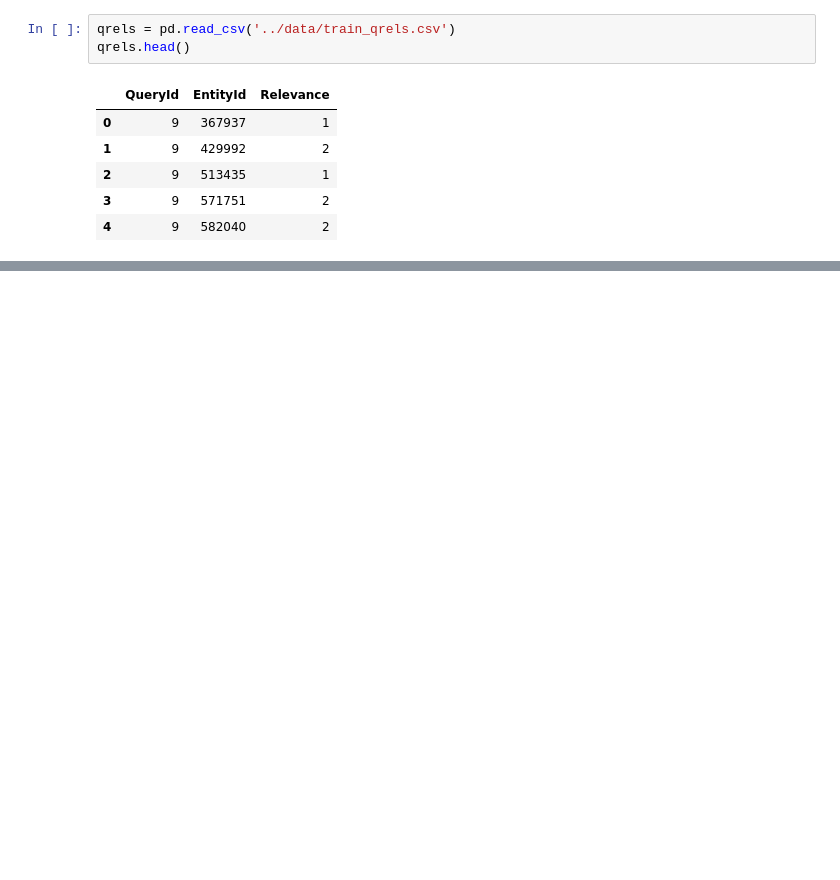
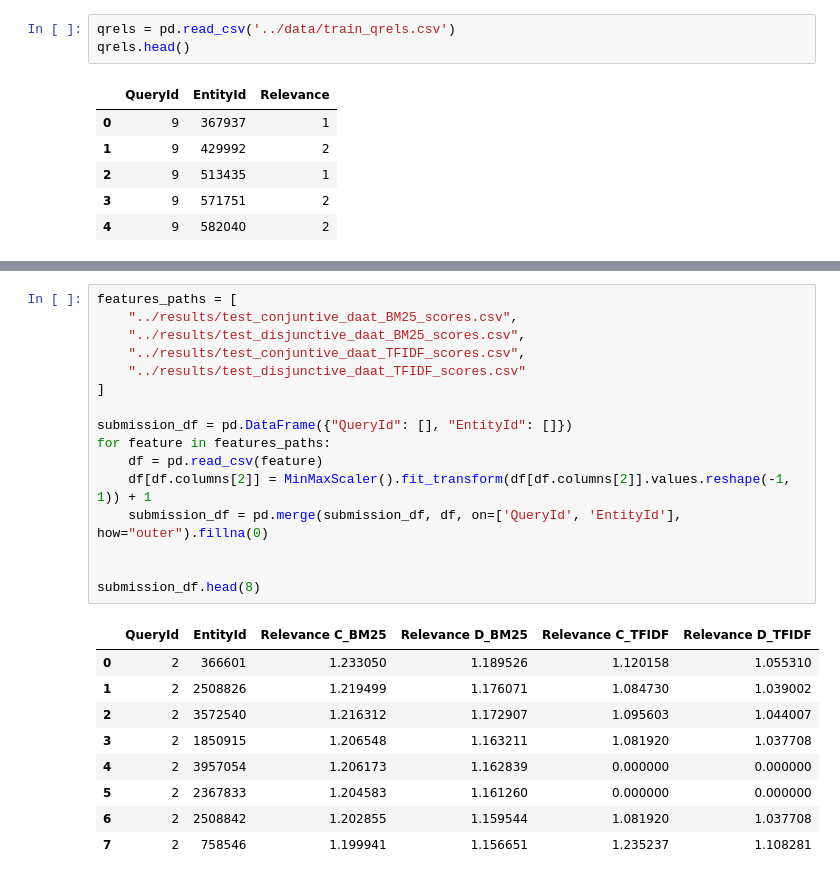
Before and after one commit to RitaRez/ir_research_challenge, a Jupyter notebook: learning_to_rank/ltr.ipynb, the cells around one changed output, grey strips where cells are left out. Saved outputs shown, nothing was run; the diff lists cells and outputs as text; blank space fills up the shorter version.

```diff
--- a/learning_to_rank/ltr.ipynb
+++ b/learning_to_rank/ltr.ipynb
@@ -105,0 +232,26 @@ X_test.sort_values("predicted_ranking", ascending=False)
+# %%
+features_paths = [
+    "../results/test_conjuntive_daat_BM25_scores.csv",
+    "../results/test_disjunctive_daat_BM25_scores.csv",
+    "../results/test_conjuntive_daat_TFIDF_scores.csv",
+    "../results/test_disjunctive_daat_TFIDF_scores.csv"
+]
+
+submission_df = pd.DataFrame({"QueryId": [], "EntityId": []})
+for feature in features_paths:
+    df = pd.read_csv(feature)
+    df[df.columns[2]] = MinMaxScaler().fit_transform(df[df.columns[2]].values.reshape(-1, 1)) + 1
+    submission_df = pd.merge(submission_df, df, on=['QueryId', 'EntityId'], how="outer").fillna(0)
+
+
+submission_df.head(8)
+# %% [output]
+|  | QueryId | EntityId | Relevance C_BM25 | Relevance D_BM25 | Relevance C_TFIDF | Relevance D_TFIDF |
+| 0 | 2 | 366601 | 1.233050 | 1.189526 | 1.120158 | 1.055310 |
+| 1 | 2 | 2508826 | 1.219499 | 1.176071 | 1.084730 | 1.039002 |
+| 2 | 2 | 3572540 | 1.216312 | 1.172907 | 1.095603 | 1.044007 |
+| 3 | 2 | 1850915 | 1.206548 | 1.163211 | 1.081920 | 1.037708 |
+| 4 | 2 | 3957054 | 1.206173 | 1.162839 | 0.000000 | 0.000000 |
+| 5 | 2 | 2367833 | 1.204583 | 1.161260 | 0.000000 | 0.000000 |
+| 6 | 2 | 2508842 | 1.202855 | 1.159544 | 1.081920 | 1.037708 |
+| 7 | 2 | 758546 | 1.199941 | 1.156651 | 1.235237 | 1.108281 |
```
Also changed, not shown: parts of 45 cells of this notebook, 7 other files.
